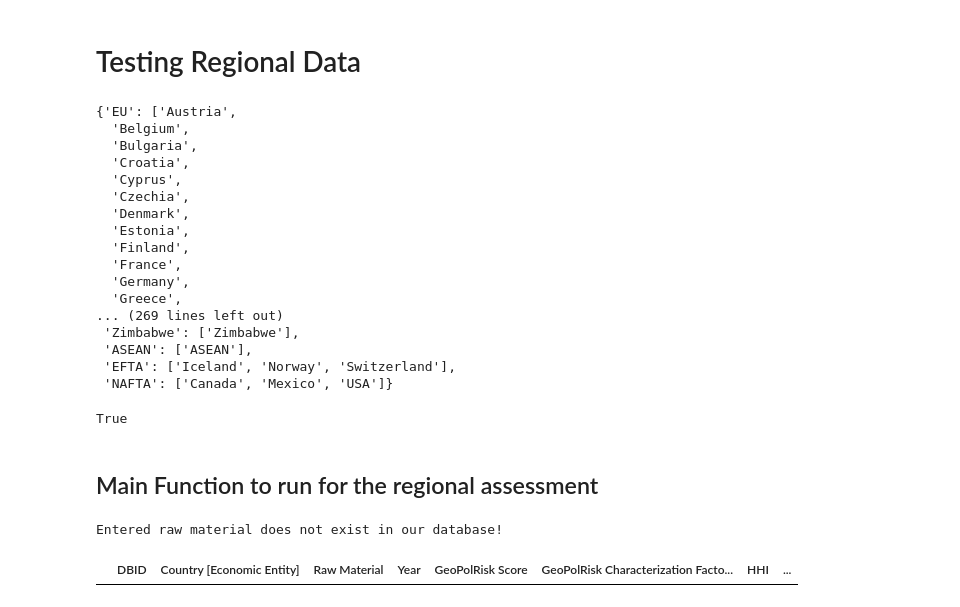
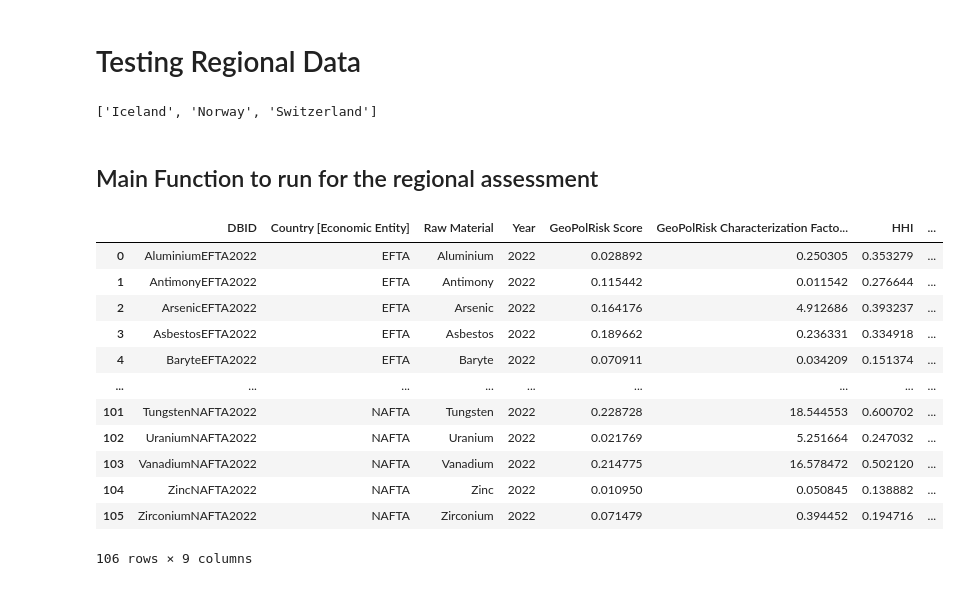
Before and after one commit to akoyamp/geopolrisk-py, a Jupyter notebook: Test.ipynb, the cells around one changed output. Drawn from its saved outputs; the diff is of its cells as text; code cells hidden in the pictures.

```diff
--- a/Test.ipynb
+++ b/Test.ipynb
@@ -99,53 +160,25 @@ regions(NewRegions)
 # %%
 from geopolrisk.assessment.database import databases
 
-databases.regionslist
+databases.regionslist["EFTA"]
+# A quick check to see if the regions have been updated in the library
 # %% [output]
-{'EU': ['Austria',
-  'Belgium',
-  'Bulgaria',
-  'Croatia',
-  'Cyprus',
-  'Czechia',
-  'Denmark',
-  'Estonia',
-  'Finland',
-  'France',
-  'Germany',
-  'Greece',
-... (269 lines left out)
- 'Zimbabwe': ['Zimbabwe'],
- 'ASEAN': ['ASEAN'],
- 'EFTA': ['Iceland', 'Norway', 'Switzerland'],
- 'NAFTA': ['Canada', 'Mexico', 'USA']}
+['Iceland', 'Norway', 'Switzerland']
-# %%
-databases.regional
-# %% [output]
-True
 # %% [markdown]
 ## Main Function to run for the regional assessment
-# %%
-ListofMetals = [
-    260400,
-    261000,
-    260300,
-    283691,
-    282200,
-]
-ListofCountries = [
-    36,
-    124,
-    251,
-    276,
-    392,
-    826,
-    842,
-    "EU",
-    "EFTA",
-    "NAFTA",
-]  # EU is already defined in the library
-ListofYear = [2018, 2019, 2020]
-gprs_calc(ListofYear, ListofCountries, ListofMetals)
-# %% [output]
-Entered raw material does not exist in our database!
-|  | DBID | Country [Economic Entity] | Raw Material | Year | GeoPolRisk Score | GeoPolRisk Characterization Facto... | HHI | ... |
+# %%
+gprs_calc(ListofYear, ["EFTA", "NAFTA"], ListofMetals)
+# %% [output]
+|  | DBID | Country [Economic Entity] | Raw Material | Year | GeoPolRisk Score | GeoPolRisk Characterization Facto... | HHI | ... |
+| 0 | AluminiumEFTA2022 | EFTA | Aluminium | 2022 | 0.028892 | 0.250305 | 0.353279 | ... |
+| 1 | AntimonyEFTA2022 | EFTA | Antimony | 2022 | 0.115442 | 0.011542 | 0.276644 | ... |
+| 2 | ArsenicEFTA2022 | EFTA | Arsenic | 2022 | 0.164176 | 4.912686 | 0.393237 | ... |
+| 3 | AsbestosEFTA2022 | EFTA | Asbestos | 2022 | 0.189662 | 0.236331 | 0.334918 | ... |
+| 4 | BaryteEFTA2022 | EFTA | Baryte | 2022 | 0.070911 | 0.034209 | 0.151374 | ... |
+| ... | ... | ... | ... | ... | ... | ... | ... | ... |
+| 101 | TungstenNAFTA2022 | NAFTA | Tungsten | 2022 | 0.228728 | 18.544553 | 0.600702 | ... |
+| 102 | UraniumNAFTA2022 | NAFTA | Uranium | 2022 | 0.021769 | 5.251664 | 0.247032 | ... |
+| 103 | VanadiumNAFTA2022 | NAFTA | Vanadium | 2022 | 0.214775 | 16.578472 | 0.502120 | ... |
+| 104 | ZincNAFTA2022 | NAFTA | Zinc | 2022 | 0.010950 | 0.050845 | 0.138882 | ... |
+| 105 | ZirconiumNAFTA2022 | NAFTA | Zirconium | 2022 | 0.071479 | 0.394452 | 0.194716 | ... |
+106 rows × 9 columns
```
Also changed, not shown: parts of 22 cells of this notebook, 1 other file.
